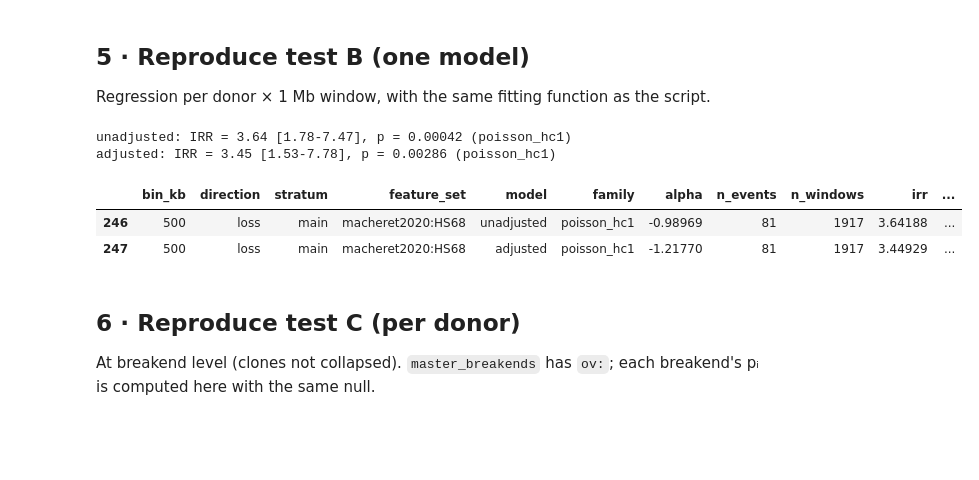
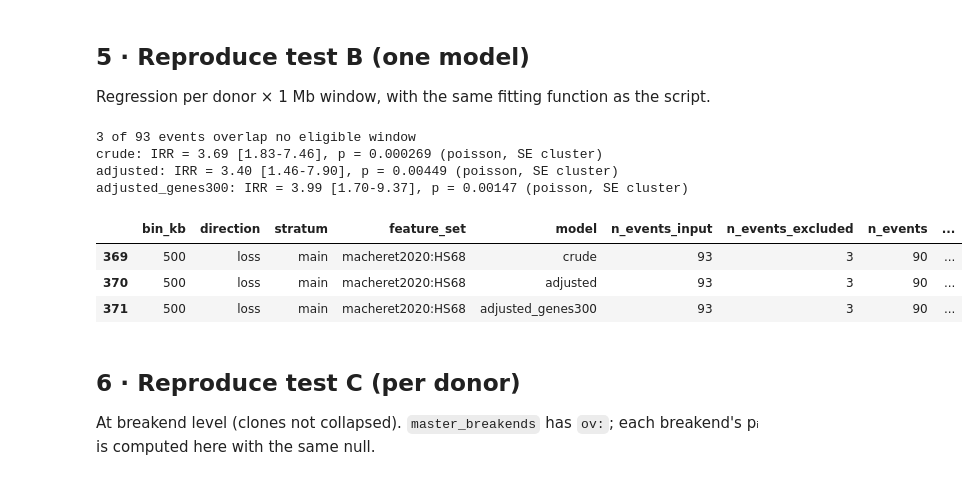
Before and after one commit to Juanmaria-rr/normalTissue_cnv_cfs, a Jupyter notebook: notebooks/02_enrichment_exploration.ipynb, the cells around one changed output. Drawn from its saved outputs; the diff is of its cells as text; code cells hidden in the pictures; blank space fills up the shorter version.

```diff
--- a/notebooks/02_enrichment_exploration.ipynb
+++ b/notebooks/02_enrichment_exploration.ipynb
@@ -292,30 +287,32 @@ display(x[x[f"ov:{SET}"] == 1][["donor", "chromosome", "pos", "lo", "hi", "direc
 
 Regression per donor × 1 Mb window, with the same fitting function as the script.
 # %%
-from test_b_regression import windows, fit
+from test_b_regression import windows, assign_windows, feature_effect, MODELS
 w = windows(f"{RES}/main", f"{ROOT}/external/sWGS_relativeCN/bin.annotations/bins_with_replicationTime_50kb.tsv",
             f"{ROOT}/data/features/genes")
 w["feature"] = [int(overlaps(fs[SET], c, s, e2)[0]) for c, s, e2 in zip(w.chromosome, w.start, w.end)]
 evb = pd.read_csv(f"{RES}/main/events_{BIN}kb.tsv", sep="\t", dtype={"chromosome": str})
 evb = evb[(evb.type == "interstitial") & evb.main_def & ((evb.direction == DIRECTION) if DIRECTION != "all" else True)]
-evb = evb.assign(wstart=((evb.pos - 1) // 1_000_000) * 1_000_000 + 1)
-cnt = evb.groupby(["donor", "chromosome", "wstart"]).size()
+evb = evb.assign(widx=assign_windows(evb, w))  # window with the largest overlap; -1 = no eligible window
+print(f"{(evb.widx < 0).sum()} of {len(evb)} events overlap no eligible window")
+cnt = evb[evb.widx >= 0].groupby(["donor", "widx"]).size()
 donors = sorted(pd.read_csv(f"{RES}/main/events_{BIN}kb.tsv", sep="\t").query("type == 'interstitial'").donor.unique())
-df = pd.concat([w.assign(donor=d) for d in donors], ignore_index=True)
-df["events"] = cnt.reindex(list(zip(df.donor, df.chromosome, df.start))).fillna(0).values
-for label, f in (("unadjusted", "events ~ feature + C(donor)"),
-                 ("adjusted", "events ~ feature + rt + gc + map + genes300 + C(chromosome) + C(donor)")):
-    m, fam, alpha = fit(df, f)
-    ci = np.exp(m.conf_int().loc["feature"])
-    print(f"{label}: IRR = {np.exp(m.params['feature']):.2f} [{ci[0]:.2f}-{ci[1]:.2f}], p = {m.pvalues['feature']:.3g} ({fam})")
+df = pd.concat([w.assign(donor=d, widx=w.index) for d in donors], ignore_index=True)
+df["events"] = cnt.reindex(list(zip(df.donor, df.widx))).fillna(0).values
+for label, f in MODELS:
+    r = feature_effect(df, f)
+    print(f"{label}: IRR = {r['irr']:.2f} [{r['irr_lo']:.2f}-{r['irr_hi']:.2f}], p = {r['p']:.3g} ({r['family']}, SE {r['se_source']})")
 tb = pd.read_csv(f"{RES}/main/test_b.tsv", sep="\t")
 display(tb[(tb.feature_set == SET) & (tb.bin_kb == BIN) & (tb.direction == DIRECTION) & (tb.stratum == "main")])
 # %% [output]
-unadjusted: IRR = 3.64 [1.78-7.47], p = 0.00042 (poisson_hc1)
-adjusted: IRR = 3.45 [1.53-7.78], p = 0.00286 (poisson_hc1)
+3 of 93 events overlap no eligible window
+crude: IRR = 3.69 [1.83-7.46], p = 0.000269 (poisson, SE cluster)
+adjusted: IRR = 3.40 [1.46-7.90], p = 0.00449 (poisson, SE cluster)
+adjusted_genes300: IRR = 3.99 [1.70-9.37], p = 0.00147 (poisson, SE cluster)
-|  | bin_kb | direction | stratum | feature_set | model | family | alpha | n_events | n_windows | irr | ... |
-| 246 | 500 | loss | main | macheret2020:HS68 | unadjusted | poisson_hc1 | -0.98969 | 81 | 1917 | 3.64188 | ... |
-| 247 | 500 | loss | main | macheret2020:HS68 | adjusted | poisson_hc1 | -1.21770 | 81 | 1917 | 3.44929 | ... |
+|  | bin_kb | direction | stratum | feature_set | model | n_events_input | n_events_excluded | n_events | ... |
+| 369 | 500 | loss | main | macheret2020:HS68 | crude | 93 | 3 | 90 | ... |
+| 370 | 500 | loss | main | macheret2020:HS68 | adjusted | 93 | 3 | 90 | ... |
+| 371 | 500 | loss | main | macheret2020:HS68 | adjusted_genes300 | 93 | 3 | 90 | ... |
 # %% [markdown]
 ## 6 · Reproduce test C (per donor)
 
```
Also changed, not shown: parts of 12 cells of this notebook, 29 other files.
